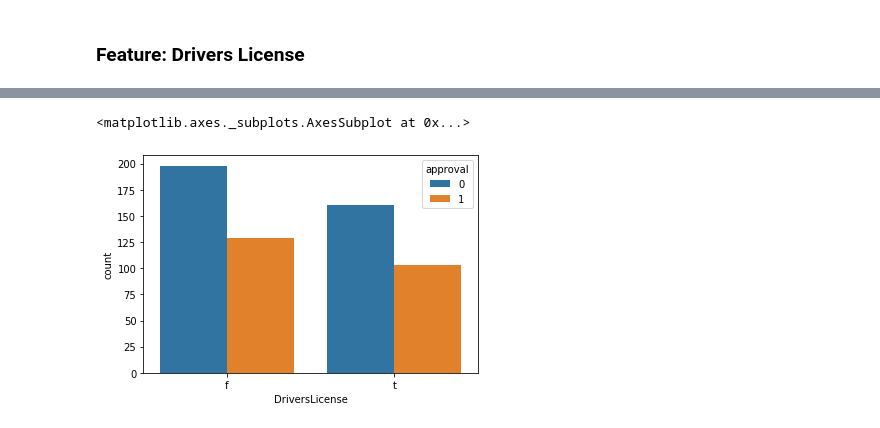
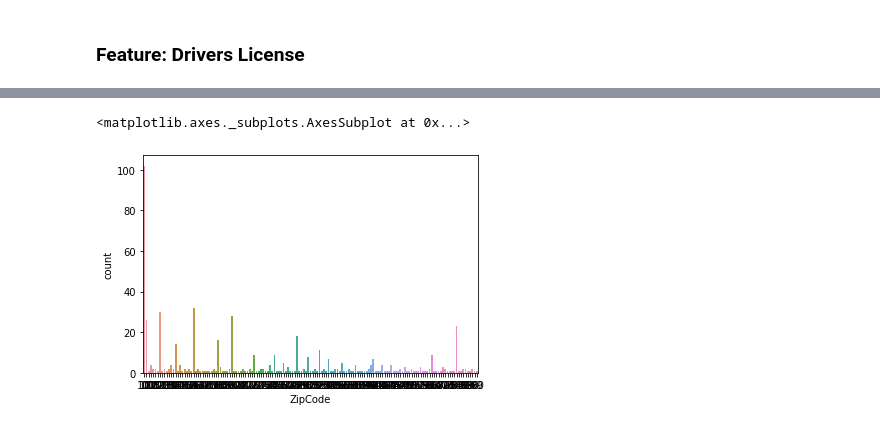
Before and after one commit to akshaynayanravi/credit_card_approval, a Jupyter notebook: credit_card_approval.ipynb, the cells around one changed output, grey strips where cells are left out. Cells and saved outputs as stored; diff of their text form; code cells hidden in the pictures.

```diff
--- a/credit_card_approval.ipynb
+++ b/credit_card_approval.ipynb
@@ -305,5 +365,6 @@ sns.countplot(x='Married', hue='approval', data=data_with_null)
 # %% [markdown]
 ### Feature: Bank Customer
 # %%
-sns.countplot(x='BankCustomer', hue='approval', data=data_with_null)
+data_with_no_mv['bank customer'] = data_with_no_mv['BankCustomer']
+sns.countplot(x='bank customer', hue='approval', data=data_with_no_mv)
 # %% [output]
@@ -312,5 +378,6 @@ sns.countplot(x='BankCustomer', hue='approval', data=data_with_null)
 # %% [markdown]
 ### Feature: Education Level
 # %%
-sns.countplot(x='EducationLevel', hue='approval', data=data_with_null)
+data_with_no_mv['education level'] = data_with_no_mv['EducationLevel']
+sns.countplot(x='education level', hue='approval', data=data_with_no_mv)
 # %% [output]
@@ -319,5 +391,6 @@ sns.countplot(x='EducationLevel', hue='approval', data=data_with_null)
 # %% [markdown]
 ### Feature: Employed
 # %%
-sns.countplot(x='Employed', hue='approval', data=data_with_null)
+data_with_no_mv['employed'] = data_with_no_mv['Employed']
+sns.countplot(x='employed', hue='approval', data=data_with_no_mv)
 # %% [output]
@@ -326,2 +404,5 @@ sns.countplot(x='Employed', hue='approval', data=data_with_null)
 # %% [markdown]
 ### Feature: Drivers License
+# %%
+data_with_no_mv['drivers license'] = data_with_no_mv['DriversLicense']
+sns.countplot(x='drivers license', hue='approval', data=data_with_no_mv)
@@ -328,5 +417,5 @@ sns.countplot(x='Employed', hue='approval', data=data_with_null)
 # %%
-sns.countplot(x='DriversLicense', hue='approval', data=data_with_null)
+sns.countplot(x=data_with_no_mv['ZipCode'])
 # %% [output]
 <matplotlib.axes._subplots.AxesSubplot at 0x...>
-[figure, old version]
+[figure, new version]
```
Also changed, not shown: parts of 45 cells of this notebook.
